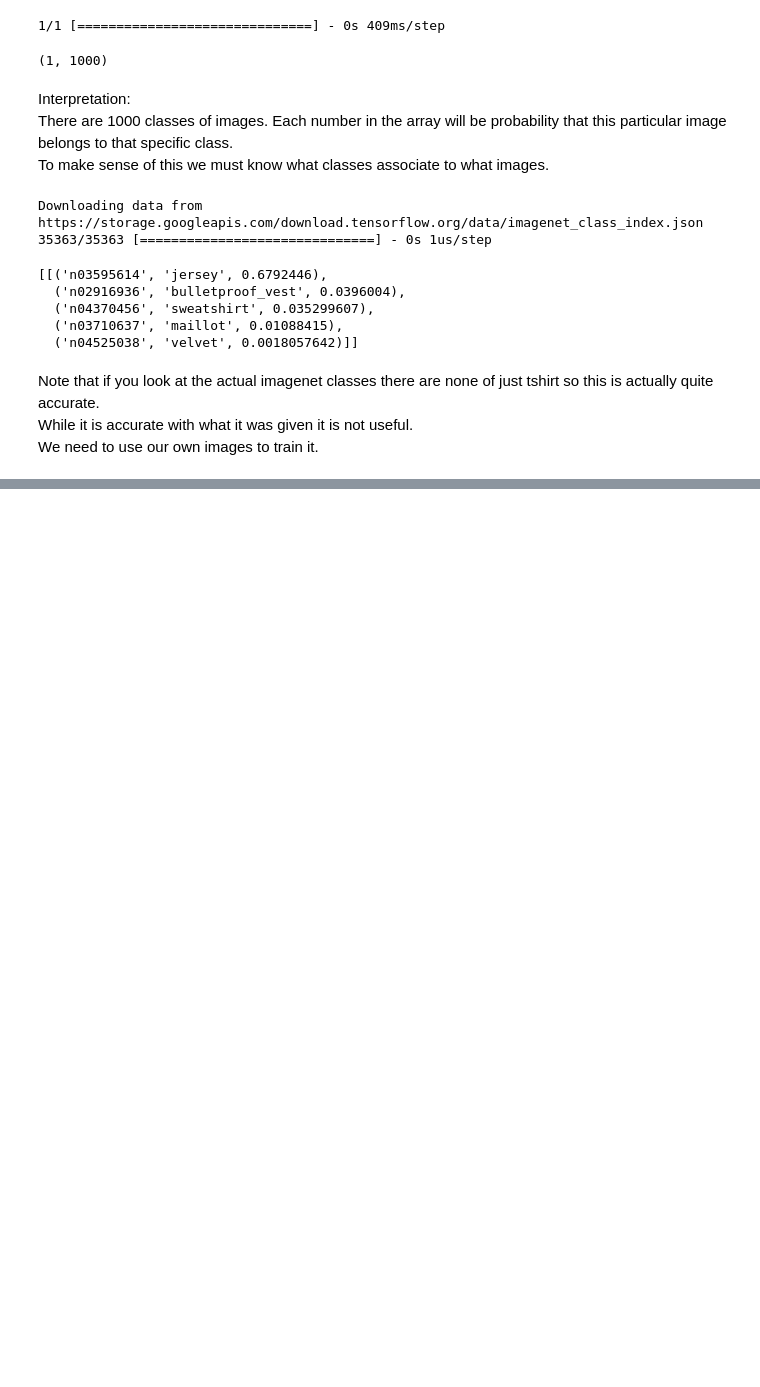
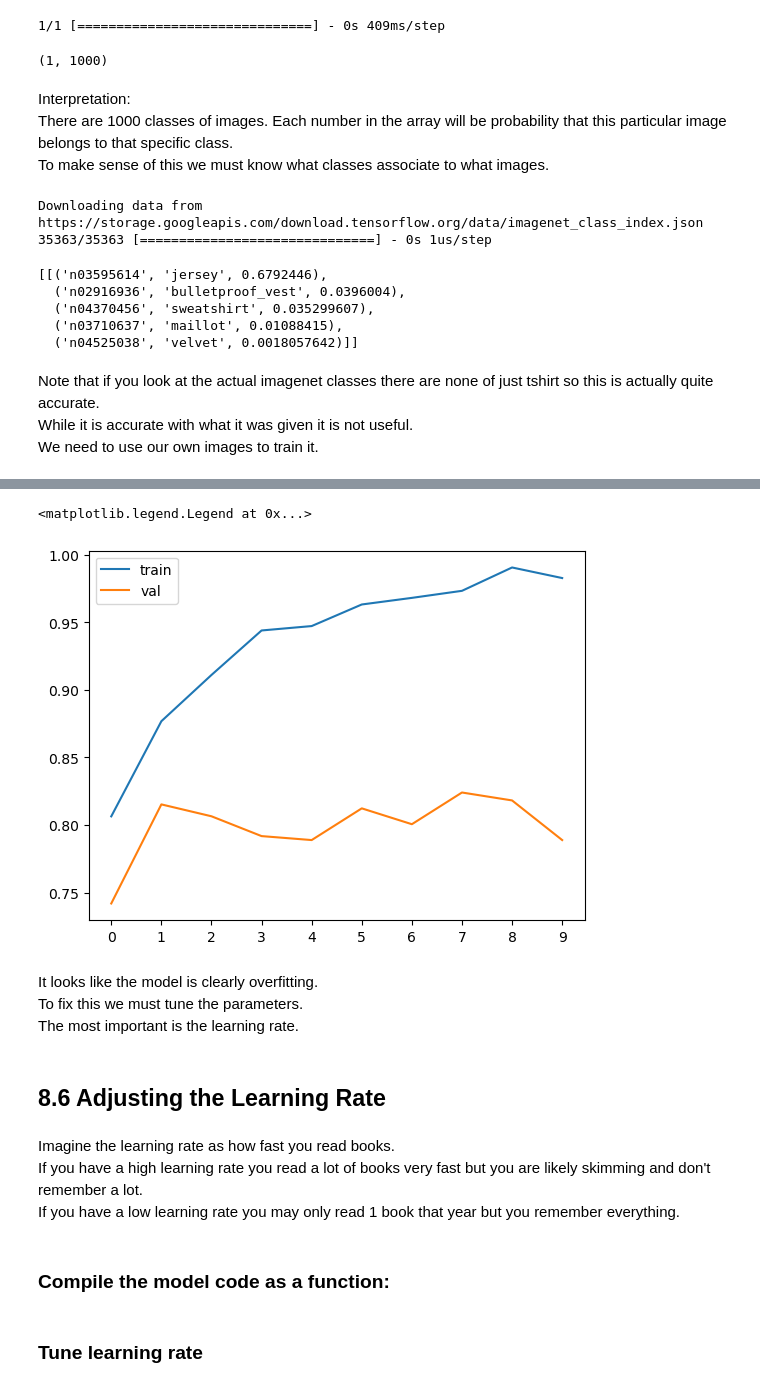
Before and after one commit to TylerJSimpson/machine_learning_zoomcamp, a Jupyter notebook: week_8/example.ipynb, the cells around one changed output, grey strips where cells are left out. Cells and saved outputs as stored; diff of their text form; code cells hidden in the pictures; blank space fills up the shorter version.

```diff
--- a/week_8/example.ipynb
+++ b/week_8/example.ipynb
@@ -161,0 +226,9 @@ We need to use our own images to train it.
+# %%
+#first we get the basemodel (convolutional layers) ie the "bottom" in keras terms
+base_model = Xception( #get pretrained model
+    weights='imagenet', #same as before, this is standard for this pretrained model
+    include_top=False, #this leaves out the dense layers "top" where convolutional layers are "bottom"
+    input_shape=(150, 150, 3)
+)
+
+base_model.trainable = False #this is because when we train the model we don't want to change the convolutional layers
@@ -161,0 +282,20 @@ We need to use our own images to train it.
+# %%
+"""
+there are many optimizers https://keras.io/api/optimizers/
+they usually use gradient descent
+Adam is currently recommended starting point for all models
+"""
+learning_rate = 0.01
+optimizer = keras.optimizers.Adam(learning_rate=learning_rate)
+
+"""
+for multi class categorization: CategoricalCrossentropy
+for log regression: BinaryCrossentropy
+for linear regression: MeanSquaredErrorCrossentropy
+"""
+loss = keras.losses.CategoricalCrossentropy(from_logits=True)
+"""
+in the dense layers the model takes inputs, generates outputs and then there is a softmax aka activation applied
+from_logits = True means we dont apply activation and get row score
+from_logits = False means we apply activation and get probabilities
+"""
@@ -161,0 +304,10 @@ We need to use our own images to train it.
+# %%
+#compile model
+model.compile(optimizer=optimizer, loss=loss, metrics=['accuracy']) #this will show accuracy at each step
+# %%
+#fit model
+"""
+the model goes over the dataset batch by batch generally
+if we specify an epoch then it will go over the dataset batch by batch that many times
+"""
+history = model.fit(train_ds, epochs=10, validation_data=val_ds)
@@ -161,0 +332,21 @@ We need to use our own images to train it.
+# %%
+plt.plot(history.history['accuracy'], label='train')
+plt.plot(history.history['val_accuracy'], label='val')
+
+plt.xticks(np.arange(10))
+plt.legend()
+# %% [output]
+<matplotlib.legend.Legend at 0x...>
+[figure, added]
+# %% [markdown]
+It looks like the model is clearly overfitting.
+To fix this we must tune the parameters.
+The most important is the learning rate.
+# %% [markdown]
+## 8.6 Adjusting the Learning Rate
+# %% [markdown]
+Imagine the learning rate as how fast you read books.
+If you have a high learning rate you read a lot of books very fast but you are likely skimming and don't remember a lot.
+If you have a low learning rate you may only read 1 book that year but you remember everything.
+# %% [markdown]
+### Compile the model code as a function:
@@ -161,0 +383,2 @@ We need to use our own images to train it.
+# %% [markdown]
+### Tune learning rate
```
Also changed, not shown: parts of 81 cells of this notebook, 10 other files.
